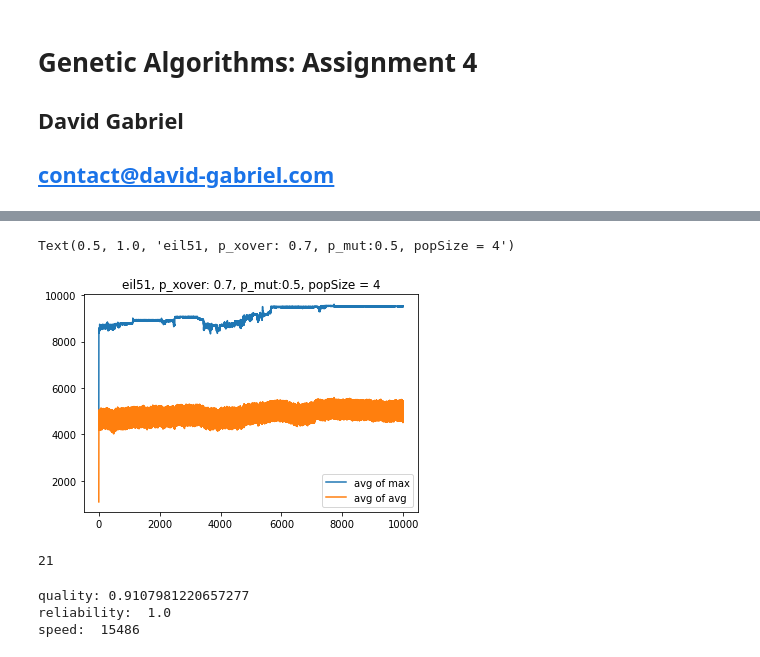
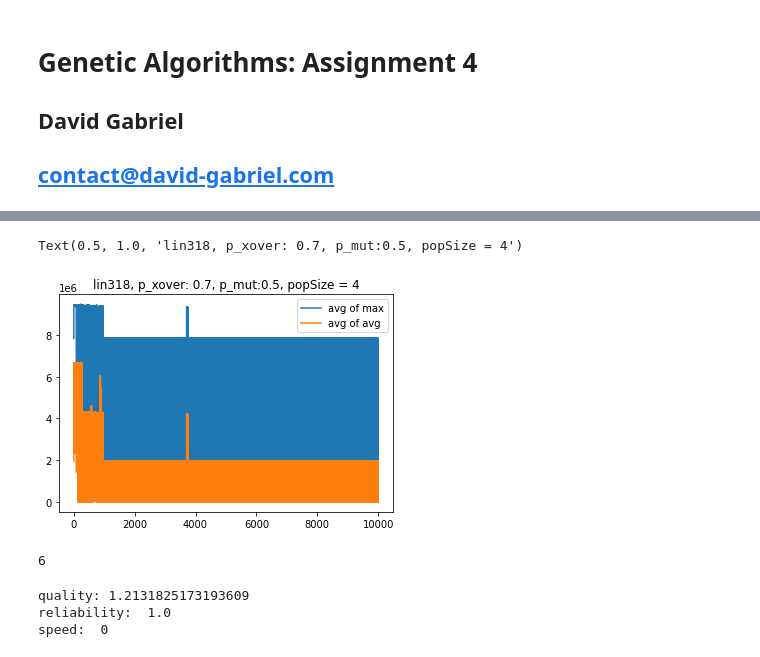
Before and after one commit to davidgabriel42/CS776_PA4, a Jupyter notebook: Report.ipynb, the cells around one changed output, grey strips where cells are left out. Saved outputs shown, nothing was run; the diff lists cells and outputs as text; code cells hidden in the pictures.

```diff
--- a/Report.ipynb
+++ b/Report.ipynb
@@ -16,45 +48,44 @@ import os
 import pandas as pd
 import matplotlib.pyplot as plt
 # %%
-entries = os.listdir('./eil51-pxover-0.7p_mut-0.50-popSize4/')
+entries = os.listdir('./lin318/')
 results = pd.DataFrame()
 
 for entry in entries:
-    new_data = pd.read_csv('./eil51-pxover-0.7p_mut-0.50-popSize4/' + entry, delimiter=',',header = None, error_bad_lines= False)
+    new_data = pd.read_csv('./lin318/' + entry, delimiter=',',header = None, error_bad_lines= False)
     results = pd.concat([results, new_data])
 # %%
 
 #cols = gen, max, avg, min
 
 means = results.groupby(results.index).mean()
 #max
 #print(means[1])
 #avg
 #print(means[2])
 labels= ['avg of max', 'avg of avg']
 fig, ax = plt.subplots()
 ax.plot(means.index, means[1])
 ax.plot(means.index, means[2])
 ax.legend(labels)
-ax.set_title('eil51, p_xover: 0.7, p_mut:0.5, popSize = 4')
+ax.set_title('lin318, p_xover: 0.7, p_mut:0.5, popSize = 4')
 # %% [output]
-Text(0.5, 1.0, 'eil51, p_xover: 0.7, p_mut:0.5, popSize = 4')
+Text(0.5, 1.0, 'lin318, p_xover: 0.7, p_mut:0.5, popSize = 4')
-[figure, old version]
+[figure, new version]
 # %%
 results[results.index == 10000].count()[0]
 # %% [output]
-21
+6
 # %%
 #stats
 n_trials = results[results.index == 10000].count()[0]
-max_fitness = 9574
+max_fitness = 9957971
 
 avg_best_fitness = (results[results.index == 10000][7].mean())
-
 opt_path_length = 10000 - max_fitness
 avg_path_length = 10000 - avg_best_fitness
 
-quality = 1-(avg_path-opt_path_length)/opt_path_length
+quality = 1-(avg_path_length - opt_path_length)/opt_path_length
 print ("quality:", quality)
 
 reliable_results = (results[results.index == 10000][7]== avg_best_fitness).count()
@@ -67,6 +98,6 @@ generation_speed =  means[means[1]==avg_best_fitness].idxmin()[7]
 eval_speed = 2* generation_speed
 print("speed: ", eval_speed)
 # %% [output]
-quality: 0.9107981220657277
+quality: 1.2131825173193609
 reliability:  1.0
-speed:  15486
+speed:  0
```
Also changed, not shown: parts of 18 cells of this notebook, 56 other files.
